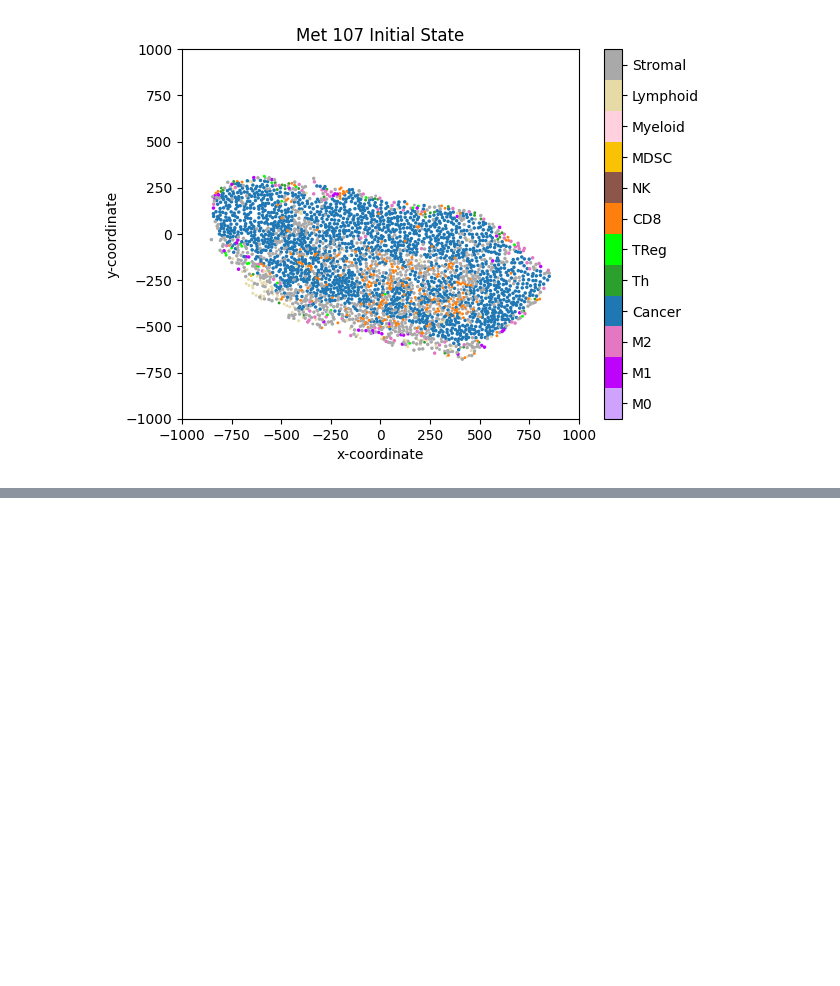
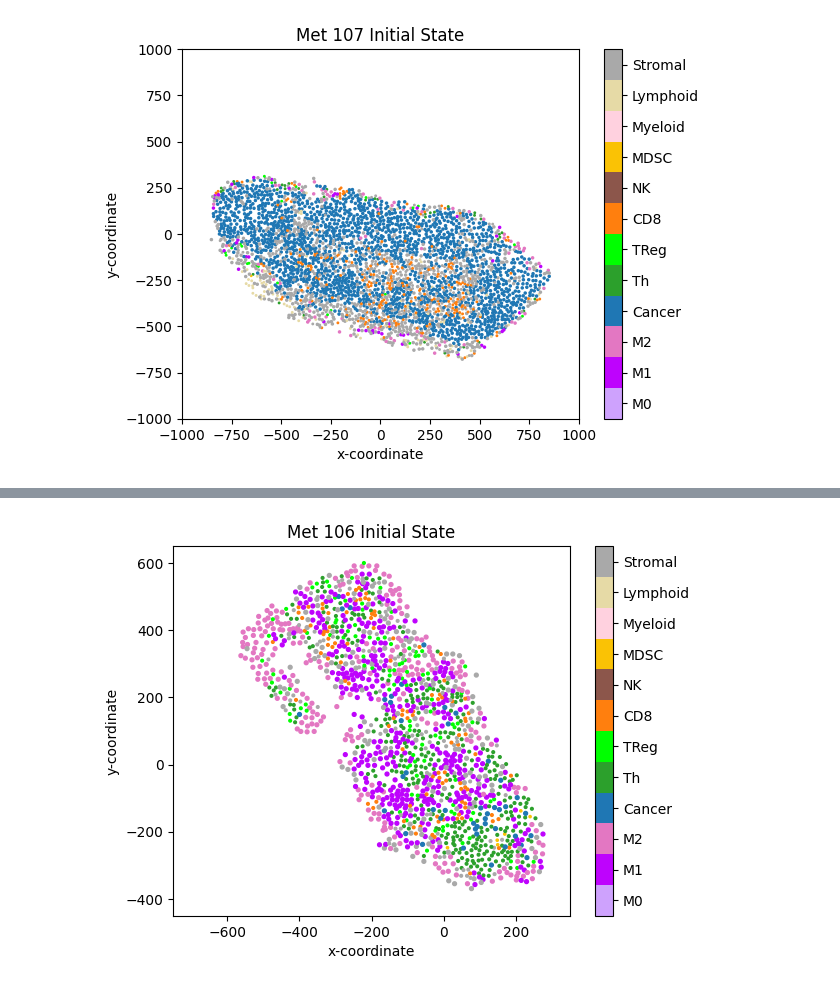
Before and after one commit to FinleyLabUSC/breast_cancer, a Jupyter notebook: python/example.ipynb, the cells around one changed output, grey strips where cells are left out. Saved outputs shown, nothing was run; the diff lists cells and outputs as text; code cells hidden in the pictures; blank space fills up the shorter version.

```diff
--- a/python/example.ipynb
+++ b/python/example.ipynb
@@ -90,0 +95,14 @@ fig.set_dpi(100) # Default is 300 DPI
+# %%
+# Load data for Met 106
+met = 106
+path_notx = os.path.join(path_to_simulations, "simulations_may2026", f"mIHC_{met}")
+path_tx = os.path.join(path_to_simulations, "simulations_may2026", f"mIHC_{met}_tx")
+met_notx = retrieve_ts(path_notx, num_replicates=100)
+met_tx = retrieve_ts(path_tx, num_replicates=100)
+
+# Visualize
+met_ic = os.path.join(path_notx, "set_0", "cellLists", "day_0", "cells.csv")
+fig = plot_celldata(met_ic, title=f"Met {met} Initial State", xmin=-750, xmax=350, ymin=-450, ymax=650)
+fig.set_dpi(100)
+# %% [output]
+[figure, added]
```
Also changed, not shown: parts of 10 cells of this notebook.
